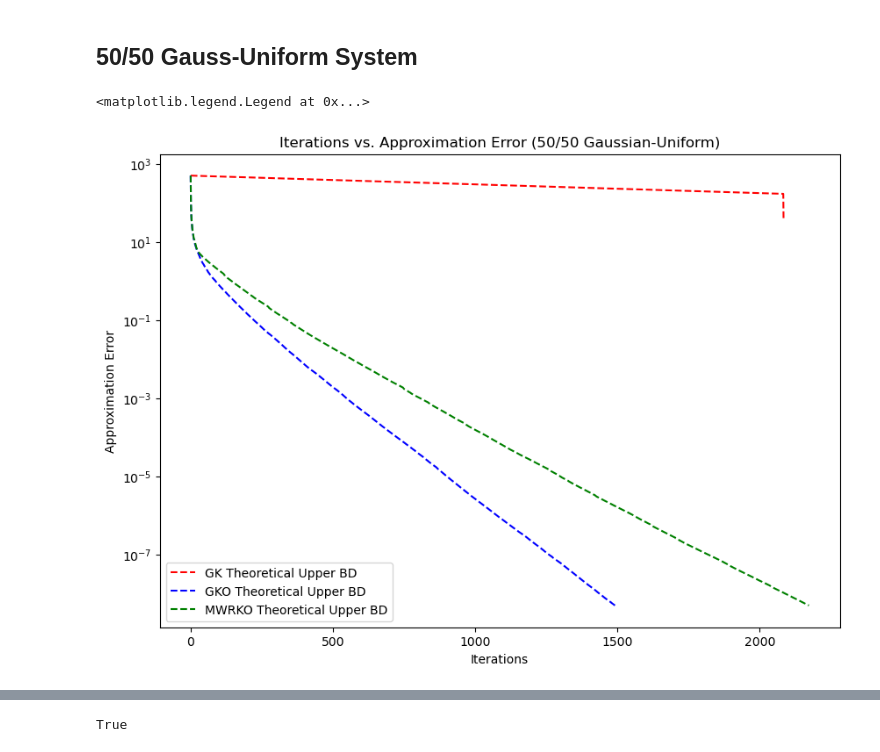
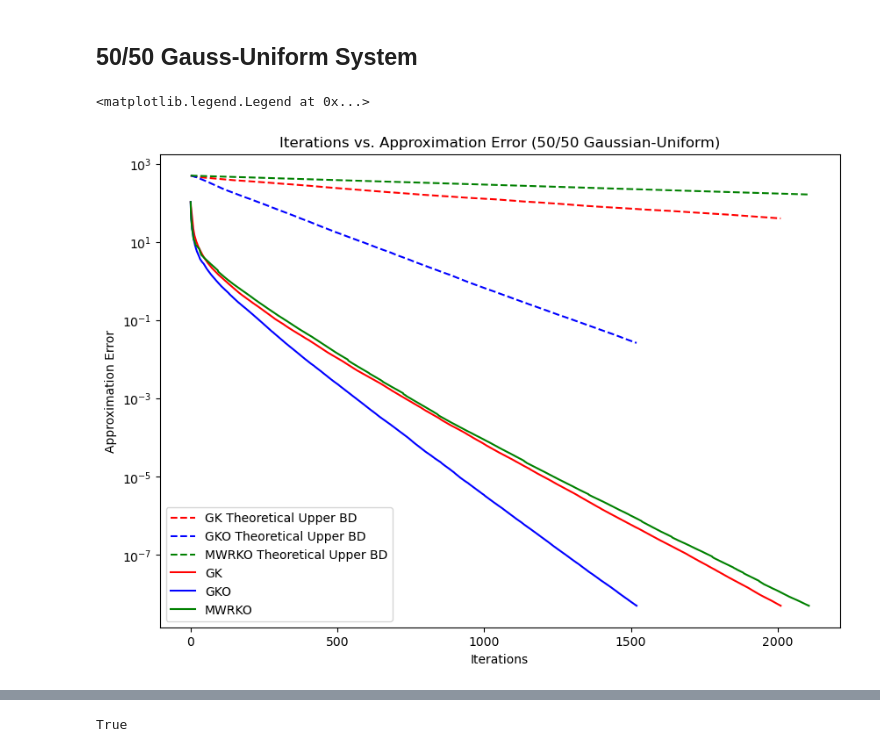
Before and after one commit to emicervantes/gko-23, a Jupyter notebook: scripts/synthetic-exp/synthetic-exp6.ipynb, the cells around one changed output, grey strips where cells are left out. Drawn from its saved outputs; the diff is of its cells as text; code cells hidden in the pictures.

```diff
--- a/scripts/synthetic-exp/synthetic-exp6.ipynb
+++ b/scripts/synthetic-exp/synthetic-exp6.ipynb
@@ -343,7 +343,7 @@ max_row_norm_g = max(row_norm_g)
 # %%
 # Compute LH of convergence rate
 # gk (LH1 = LH2 = 0)
-LHk_gk = 1- ( S2_min / m )
+LHk_gk = S2_min / 4
 # gko
 LH1_gko = 1 - ( S2_min / m )
 #LH2_gko = S2_min / (max_angle_g * (m-1)) )
@@ -360,27 +360,27 @@ mwrko_gu1 = method2(A,x,y,'MWRKO', LH1_mwrko, LH2_mwrko, LHk_mwrko,0.5*10**-8)
 # %%
 # plot the results with the theoretical upper bound
 plt.figure(figsize=(10,7))
 # plot theoretical bound
 plt.semilogy(np.arange(len(gk_gu1[2])), gk_gu1[2], linestyle = 'dashed',
              color = "red", label = 'GK Theoretical Upper BD')
 plt.semilogy(np.arange(len(gko_gu1[2])), gko_gu1[2], linestyle = 'dashed',
              color = "blue", label = 'GKO Theoretical Upper BD')
 plt.semilogy(np.arange(len(mwrko_gu1[2])), mwrko_gu1[2], linestyle = 'dashed',
              color = "green", label = 'MWRKO Theoretical Upper BD')
 # plot empirical results
-#plt.semilogy(np.arange(gk_gu1[0] - 1), gk_gu1[1],
-#             color = "red", linestyle = 'solid', label = 'GK')
-#plt.semilogy(np.arange(gko_gu1[0] - 1), gko_gu1[1], linestyle = 'solid',
-#             color = "blue", label = 'GKO')
-#plt.semilogy(np.arange(mwrko_gu1[0] - 1), mwrko_gu1[1], linestyle = 'solid',
-#             color = "green", label = 'MWRKO')
+plt.semilogy(np.arange(gk_gu1[0] - 1), gk_gu1[1],
+             color = "red", linestyle = 'solid', label = 'GK')
+plt.semilogy(np.arange(gko_gu1[0] - 1), gko_gu1[1], linestyle = 'solid',
+             color = "blue", label = 'GKO')
+plt.semilogy(np.arange(mwrko_gu1[0] - 1), mwrko_gu1[1], linestyle = 'solid',
+             color = "green", label = 'MWRKO')
 plt.xlabel('Iterations')
 plt.ylabel('Approximation Error')
 plt.title('Iterations vs. Approximation Error (50/50 Gaussian-Uniform)')
 plt.legend()
 # %% [output]
 <matplotlib.legend.Legend at 0x...>
-[figure, old version]
+[figure, new version]
 # %%
 # plot the results with the theoretical upper bound
 plt.figure(figsize=(10,7))
```
Also changed, not shown: parts of 30 cells of this notebook, 1 other file.
